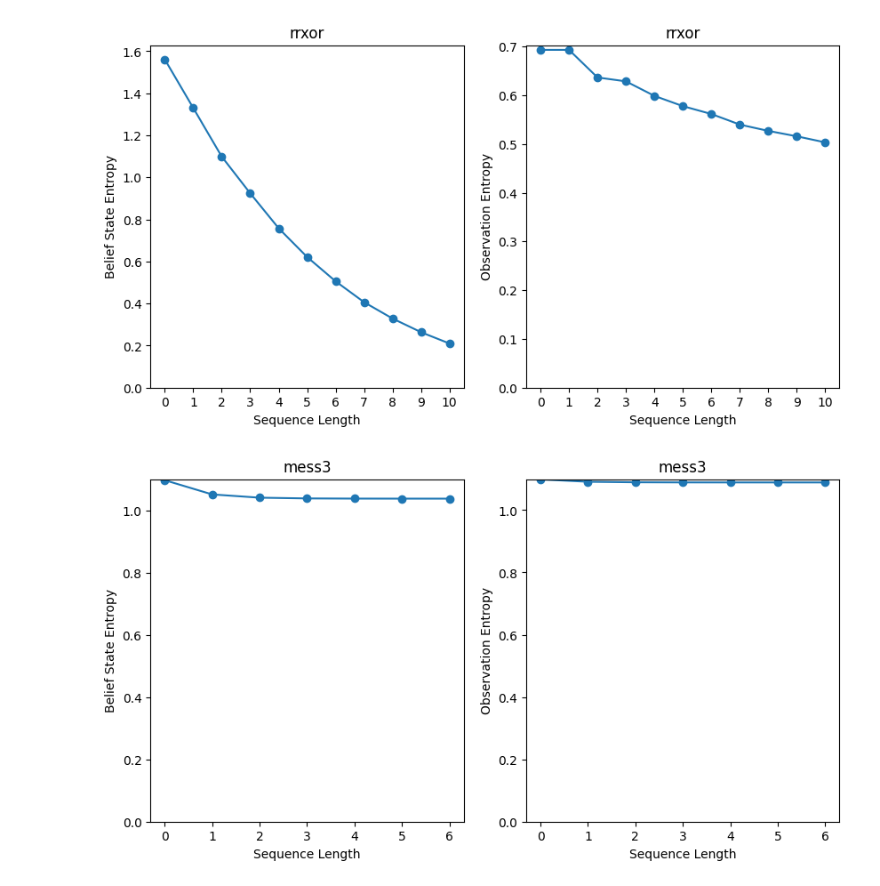
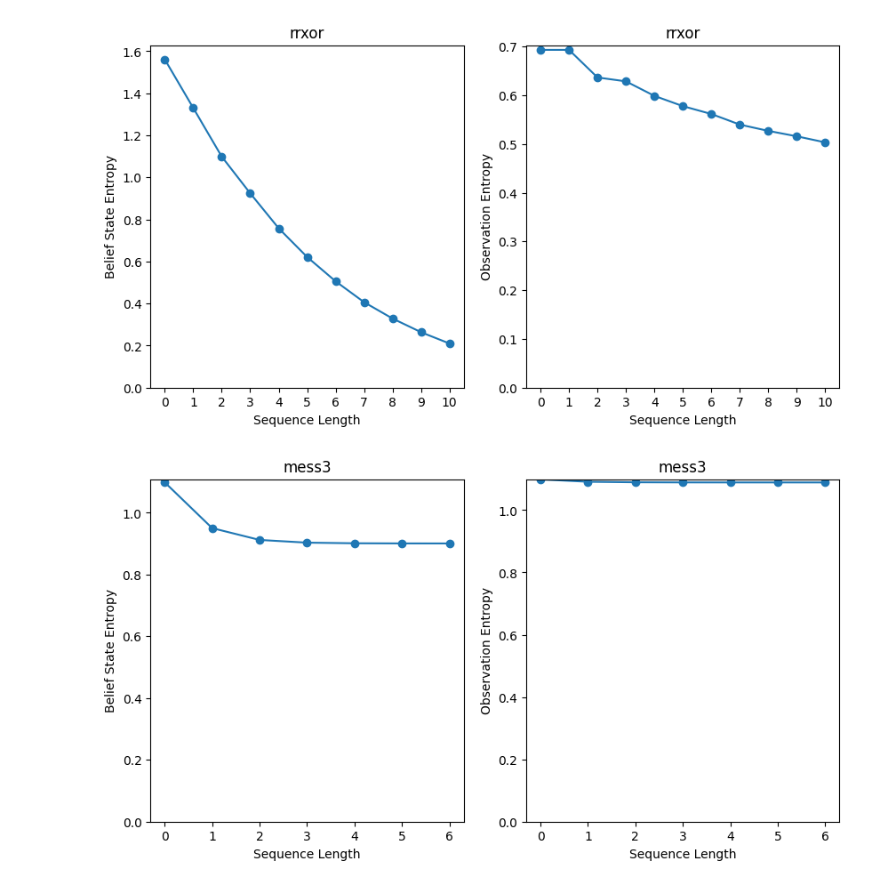
Before and after one commit to Astera-org/simplexity, a Jupyter notebook: notebooks/myopic_entropy.ipynb, the cells around one changed output. Saved outputs shown, nothing was run; the diff lists cells and outputs as text; code cells hidden in the pictures.

Commit message:
Separate log based mixed state tree generator to subclass for HMMs

```diff
--- a/notebooks/myopic_entropy.ipynb
+++ b/notebooks/myopic_entropy.ipynb
@@ -80,10 +80,10 @@ plot_entropies(entropies, title="rrxor")
 # %%
 from simplexity.generative_processes.transition_matrices import mess3  # noqa: E402
 
 transition_matrices = mess3()
 hmm = HiddenMarkovModel(transition_matrices)
-generator = MixedStateTreeGenerator(hmm, max_sequence_length=6)
+generator = LogMixedStateTreeGenerator(hmm, max_sequence_length=6)
 entropies = generator.compute_myopic_entropy()
 plot_entropies(entropies, title="mess3")
 # %% [output]
-[figure, old version]
+[figure, new version]
```
Also changed, not shown: parts of 6 cells of this notebook, 4 other files.
